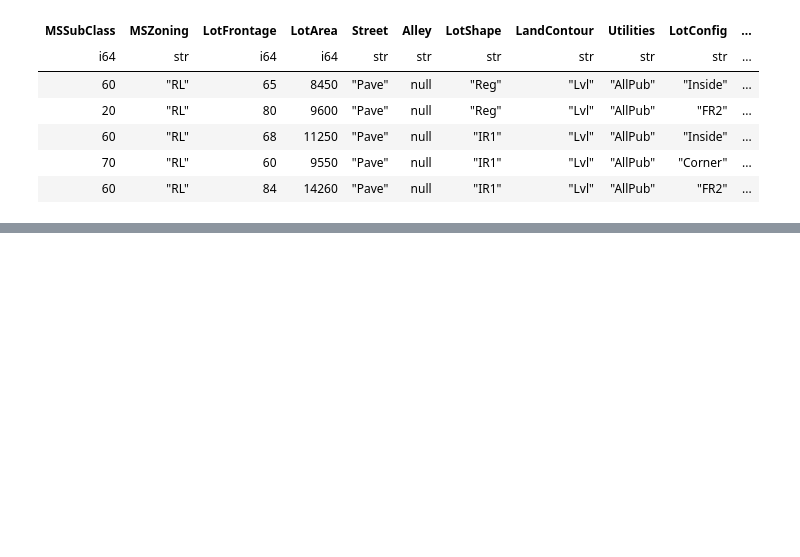
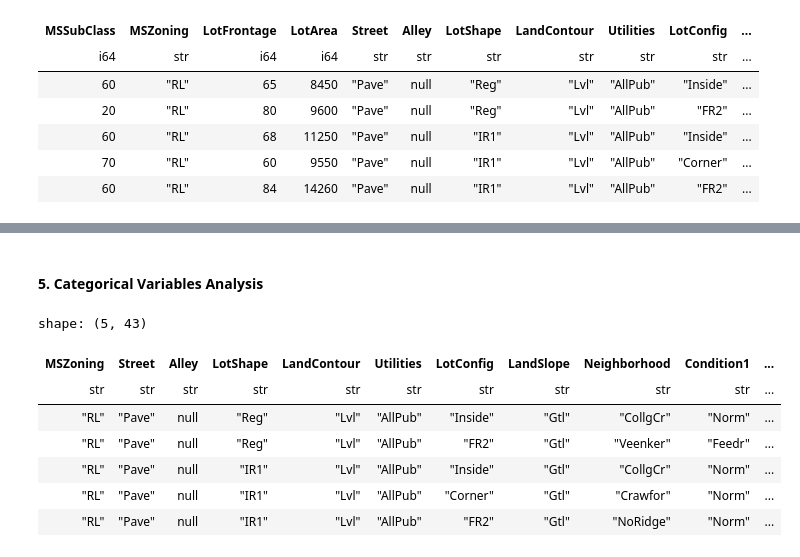
Before and after one commit to StamatisOrfanos/housing-prices-exp, a Jupyter notebook: data_analysis.ipynb, the cells around one changed output, grey strips where cells are left out. Cells and saved outputs as stored; diff of their text form; code cells hidden in the pictures; blank space fills up the shorter version.

Commit message:
Finish the data analysis

```diff
--- a/data_analysis.ipynb
+++ b/data_analysis.ipynb
@@ -97,0 +105,14 @@ The dataset contains 43 categorical features and 37 numerical features
+# %%
+# Find all the columns with missing values
+missing_val_columns = [column for column in data.columns if data[column].null_count() > 0]
+print(f'The dataset contains {len(missing_val_columns)} columns with missing values: {missing_val_columns}')
+
+# Calculate the percentage of missing values for each column and get the top 10 columns with the highest percentage of missing values
+missing_val_percentage = data.select([pl.col(column).null_count() / data.height * 100 for column in missing_val_columns])
+missing_val_percentage_sorted = missing_val_percentage.melt().sort("value", descending=True)
+missing_val_percentage_sorted.head(10)
+# %%
+# It makes sense that columns where we have more than 5% of missing values are not useful for our analysis and we can drop them
+columns_to_drop = missing_val_percentage_sorted.filter(pl.col('value') > 10).select('variable').to_series().to_list()
+data = data.drop(columns_to_drop)
+print(f'The dataset now contains {data.height} rows and {data.width} columns after dropping the columns with more than 10% of missing values')
@@ -97,0 +210,16 @@ The dataset contains 43 categorical features and 37 numerical features
+# %% [markdown]
+#### 5. Categorical Variables Analysis
+# %%
+# Some of the interesting categorical features are the following:
+categorical_features = data.select(pl.col(pl.String)).columns
+categorical_data = data.select(categorical_features)
+categorical_data.head()
+# %% [output]
+shape: (5, 43)
+| MSZoning | Street | Alley | LotShape | LandContour | Utilities | LotConfig | LandSlope | Neighborhood | Condition1 | ... |
+| str | str | str | str | str | str | str | str | str | str | ... |
+| "RL" | "Pave" | null | "Reg" | "Lvl" | "AllPub" | "Inside" | "Gtl" | "CollgCr" | "Norm" | ... |
+| "RL" | "Pave" | null | "Reg" | "Lvl" | "AllPub" | "FR2" | "Gtl" | "Veenker" | "Feedr" | ... |
+| "RL" | "Pave" | null | "IR1" | "Lvl" | "AllPub" | "Inside" | "Gtl" | "CollgCr" | "Norm" | ... |
+| "RL" | "Pave" | null | "IR1" | "Lvl" | "AllPub" | "Corner" | "Gtl" | "Crawfor" | "Norm" | ... |
+| "RL" | "Pave" | null | "IR1" | "Lvl" | "AllPub" | "FR2" | "Gtl" | "NoRidge" | "Norm" | ... |
```
Also changed, not shown: parts of 16 cells of this notebook, 1 other file.
